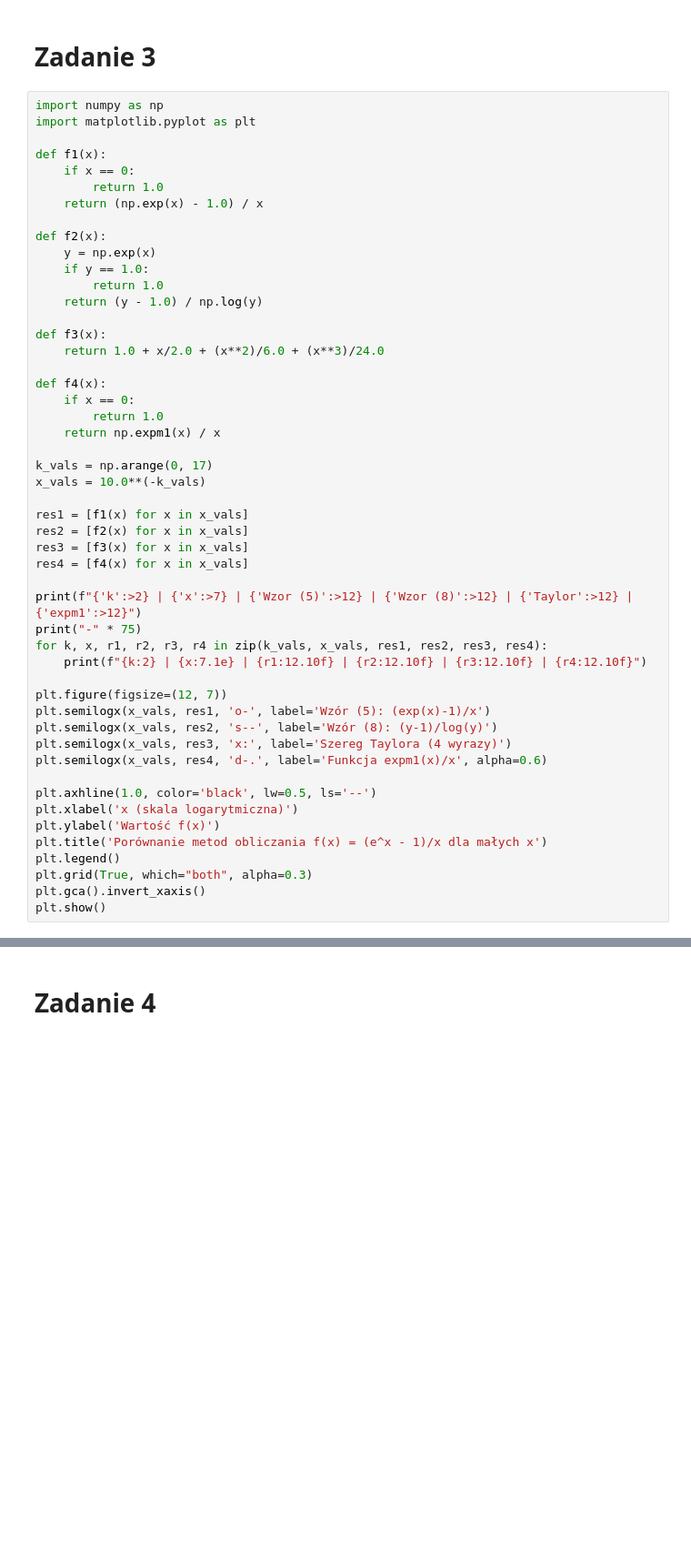
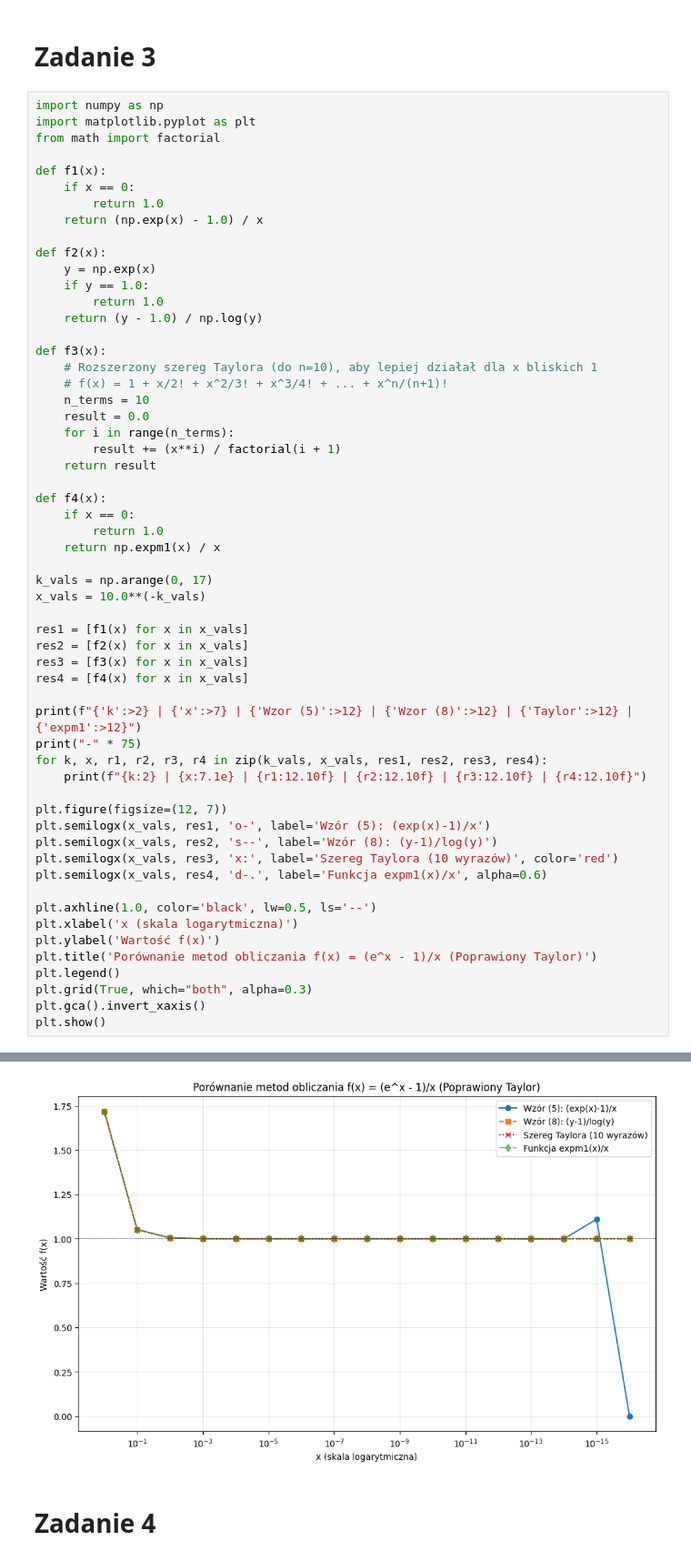
Before and after one commit to jakubstanisz/MOWNIT, a Jupyter notebook: Lab1/KodLab1.ipynb, the cells around one changed output, grey strips where cells are left out. Shown at 91% size. Cells and saved outputs as stored; diff of their text form; blank space fills up the shorter version.

```diff
--- a/Lab1/KodLab1.ipynb
+++ b/Lab1/KodLab1.ipynb
@@ -135,6 +154,7 @@ f2: 0E-9, f2_stable: 2.000000000E-10, error: 2.000000000E-10
 # %%
 import numpy as np
 import matplotlib.pyplot as plt
+from math import factorial
 
 def f1(x):
     if x == 0:
@@ -148,7 +168,13 @@ def f2(x):
     return (y - 1.0) / np.log(y)
 
 def f3(x):
-    return 1.0 + x/2.0 + (x**2)/6.0 + (x**3)/24.0
+    # Rozszerzony szereg Taylora (do n=10), aby lepiej działał dla x bliskich 1
+    # f(x) = 1 + x/2! + x^2/3! + x^3/4! + ... + x^n/(n+1)!
+    n_terms = 10
+    result = 0.0
+    for i in range(n_terms):
+        result += (x**i) / factorial(i + 1)
+    return result
 
 def f4(x):
     if x == 0:
@@ -171,14 +197,15 @@ for k, x, r1, r2, r3, r4 in zip(k_vals, x_vals, res1, res2, res3, res4):
 plt.figure(figsize=(12, 7))
 plt.semilogx(x_vals, res1, 'o-', label='Wzór (5): (exp(x)-1)/x')
 plt.semilogx(x_vals, res2, 's--', label='Wzór (8): (y-1)/log(y)')
-plt.semilogx(x_vals, res3, 'x:', label='Szereg Taylora (4 wyrazy)')
+plt.semilogx(x_vals, res3, 'x:', label='Szereg Taylora (10 wyrazów)', color='red')
 plt.semilogx(x_vals, res4, 'd-.', label='Funkcja expm1(x)/x', alpha=0.6)
 
 plt.axhline(1.0, color='black', lw=0.5, ls='--')
 plt.xlabel('x (skala logarytmiczna)')
 plt.ylabel('Wartość f(x)')
-plt.title('Porównanie metod obliczania f(x) = (e^x - 1)/x dla małych x')
+plt.title('Porównanie metod obliczania f(x) = (e^x - 1)/x (Poprawiony Taylor)')
 plt.legend()
 plt.grid(True, which="both", alpha=0.3)
 plt.gca().invert_xaxis()
 plt.show()
+# %% [output]
@@ -185,3 +231,4 @@ plt.show()
+[figure, added]
 # %% [markdown]
 # Zadanie 4
 # %%
```
Also changed, not shown: parts of 2 cells of this notebook, 2 other files.
